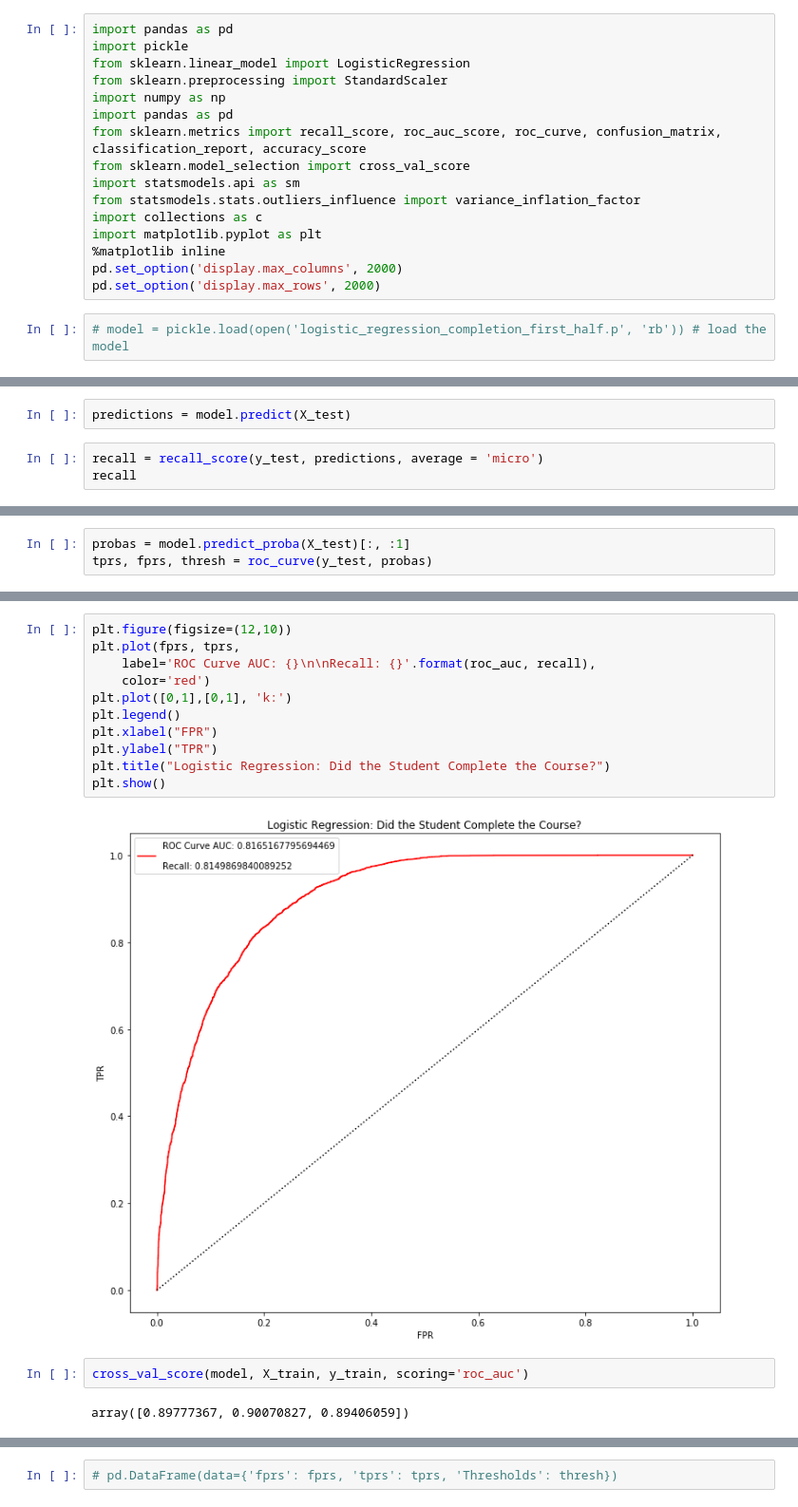
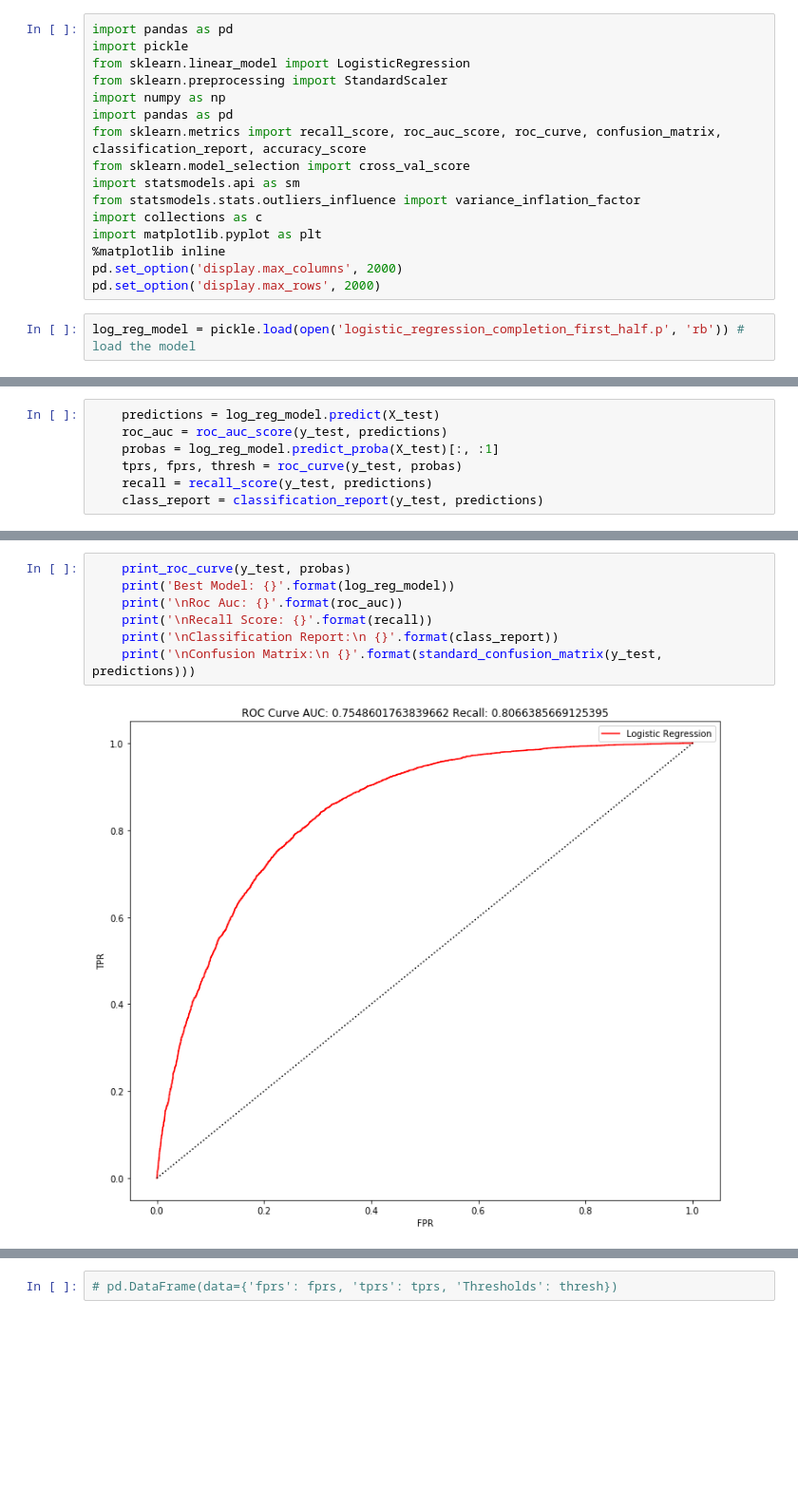
Before and after one commit to jeremymiller00/Predicting-Success-in-Online-Education, a Jupyter notebook: models/logistic_regression_completion.ipynb, the cells around one changed output, grey strips where cells are left out. Shown at 95% size. Cells and saved outputs as stored; diff of their text form; blank space fills up the shorter version.

```diff
--- a/models/logistic_regression_completion.ipynb
+++ b/models/logistic_regression_completion.ipynb
@@ -15,5 +15,5 @@ import matplotlib.pyplot as plt
 pd.set_option('display.max_columns', 2000)
 pd.set_option('display.max_rows', 2000)
 # %%
-# model = pickle.load(open('logistic_regression_completion_first_half.p', 'rb')) # load the model
+log_reg_model = pickle.load(open('logistic_regression_completion_first_half.p', 'rb')) # load the model
 # %%
@@ -71,5 +98,0 @@ LogisticRegression(C=1, class_weight=None, dual=False, fit_intercept=True,
-# %%
-predictions = model.predict(X_test)
-# %%
-recall = recall_score(y_test, predictions, average = 'micro')
-recall
@@ -83,3 +99,7 @@ roc_auc
 # %%
-probas = model.predict_proba(X_test)[:, :1]
-tprs, fprs, thresh = roc_curve(y_test, probas)
+    predictions = log_reg_model.predict(X_test)
+    roc_auc = roc_auc_score(y_test, predictions)
+    probas = log_reg_model.predict_proba(X_test)[:, :1]
+    tprs, fprs, thresh = roc_curve(y_test, probas)
+    recall = recall_score(y_test, predictions)
+    class_report = classification_report(y_test, predictions)
@@ -96,17 +106,9 @@ array([[0.59531989],
-# %%
-plt.figure(figsize=(12,10))
-plt.plot(fprs, tprs,
-    label='ROC Curve AUC: {}\n\nRecall: {}'.format(roc_auc, recall),
-    color='red')
-plt.plot([0,1],[0,1], 'k:')
-plt.legend()
-plt.xlabel("FPR")
-plt.ylabel("TPR")
-plt.title("Logistic Regression: Did the Student Complete the Course?")
-plt.show()
-# %% [output]
-[figure, removed]
-# %%
-cross_val_score(model, X_train, y_train, scoring='roc_auc')
-# %% [output]
-array([0.89777367, 0.90070827, 0.89406059])
+# %%
+    print_roc_curve(y_test, probas)
+    print('Best Model: {}'.format(log_reg_model))
+    print('\nRoc Auc: {}'.format(roc_auc))
+    print('\nRecall Score: {}'.format(recall))
+    print('\nClassification Report:\n {}'.format(class_report))
+    print('\nConfusion Matrix:\n {}'.format(standard_confusion_matrix(y_test, predictions)))
+# %% [output]
+[figure, added]
```
Also changed, not shown: parts of 26 cells of this notebook, 3 other files.
